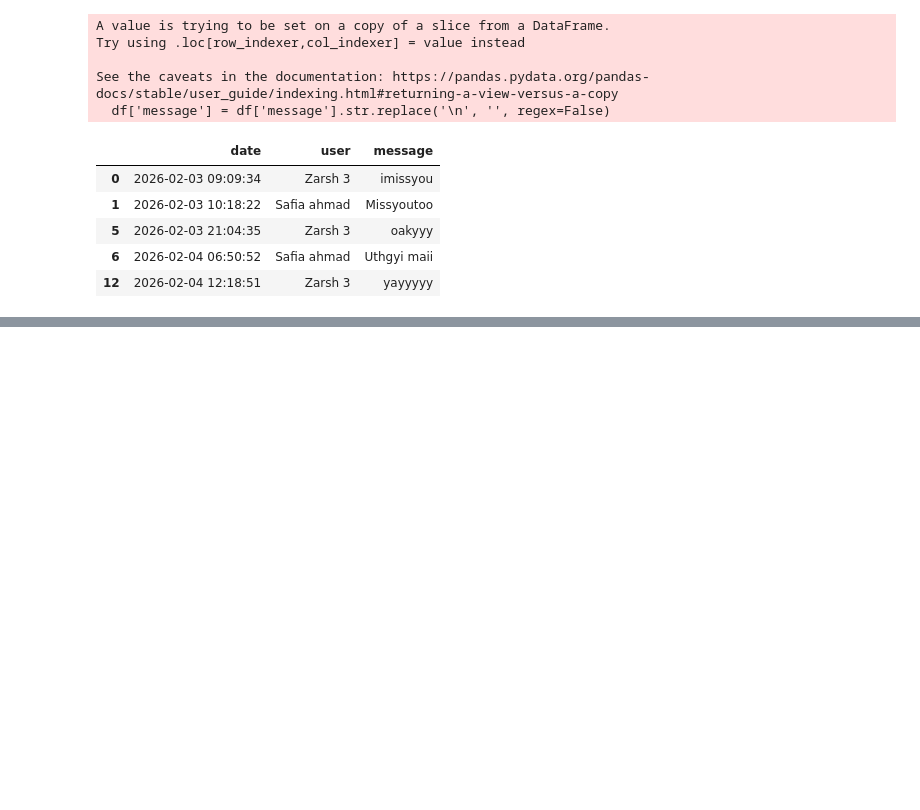
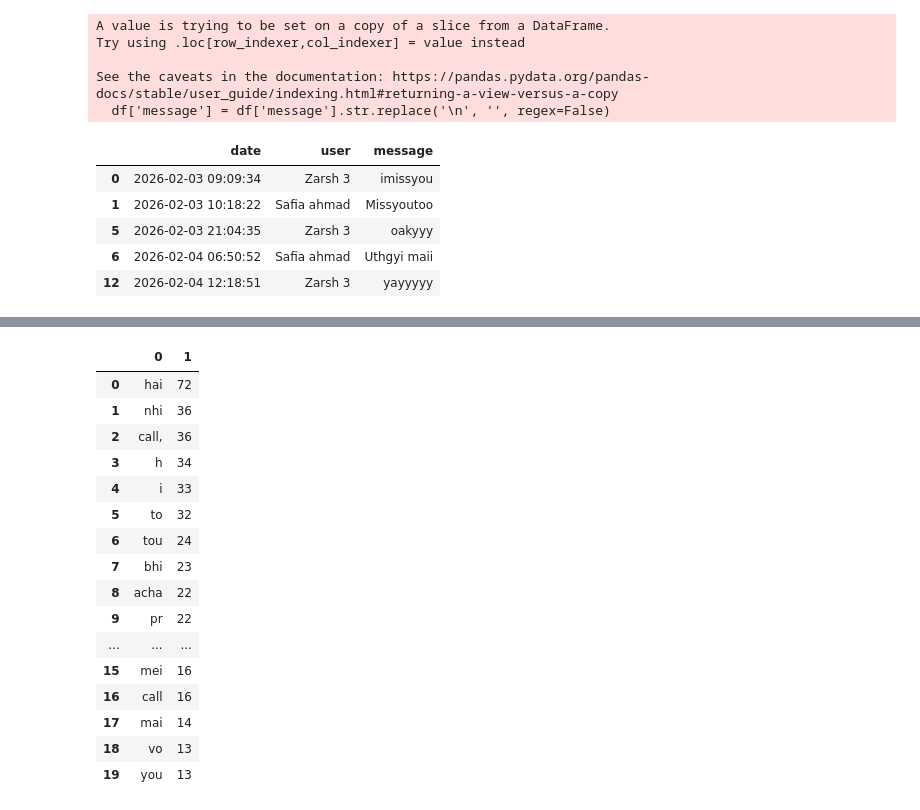
Before and after one commit to safia-ahmad/whatsapp-chat-analysis, a Jupyter notebook: whatsapp.ipynb, the cells around one changed output, grey strips where cells are left out. Drawn from its saved outputs; the diff is of its cells as text; code cells hidden in the pictures; blank space fills up the shorter version.

```diff
--- a/whatsapp.ipynb
+++ b/whatsapp.ipynb
@@ -126 +126,8 @@ df.head()
 | 12 | 2026-02-04 12:18:51 | Zarsh 3 | yayyyyy | 2026-02-04 | 2026 | 2 | February | 4 | Wednesday | 12 | ... |
+# %%
+words = []
+
+for message in df['message']:
+    words.extend(message.split())
+
+len(words)
@@ -126,0 +136,6 @@ df.head()
+# %%
+from urlextract import URLExtract
+
+extractor = URLExtract()
+urls = extractor.find_urls("Let's www.gmail.com have URL stackoverflow.com as an example google.com, http://facebook.com, ftp://url.in")
+urls
@@ -126,0 +162,5 @@ df.head()
+# %%
+links = []
+
+for message in df['message']:
+    links.extend(extractor.find_urls(message))
@@ -126,0 +220,25 @@ df.head()
+# %%
+words=[]
+for message in df['message']:
+    words.extend(message.split())
+# %%
+from collections import Counter
+pd.DataFrame(Counter(words).most_common(20))
+# %% [output]
+|  | 0 | 1 |
+| 0 | hai | 72 |
+| 1 | nhi | 36 |
+| 2 | call, | 36 |
+| 3 | h | 34 |
+| 4 | i | 33 |
+| 5 | to | 32 |
+| 6 | tou | 24 |
+| 7 | bhi | 23 |
+| 8 | acha | 22 |
+| 9 | pr | 22 |
+| ... | ... | ... |
+| 15 | mei | 16 |
+| 16 | call | 16 |
+| 17 | mai | 14 |
+| 18 | vo | 13 |
+| 19 | you | 13 |
```
Also changed, not shown: parts of 17 cells of this notebook, 2 other files.
